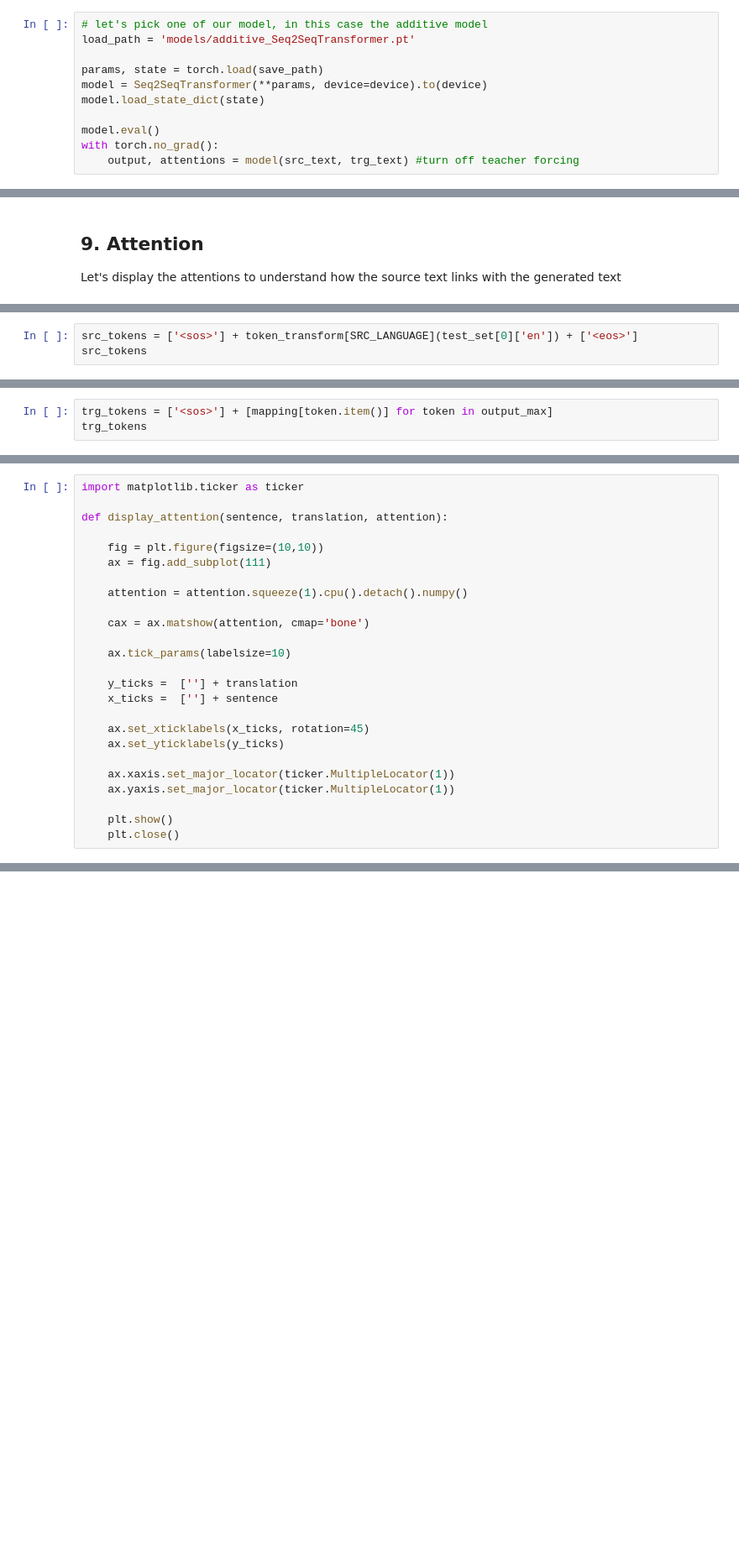
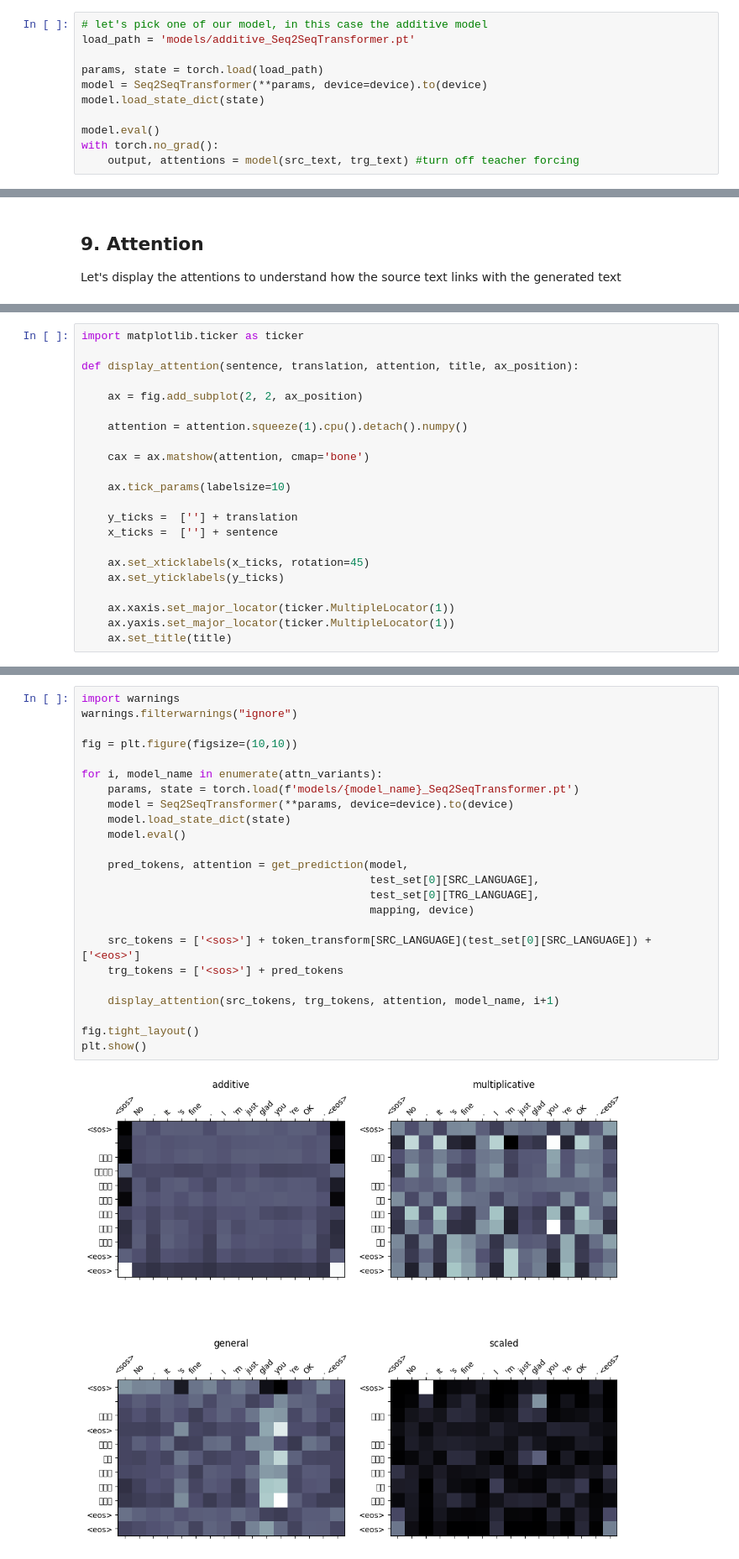
Before and after one commit to ParunNg/NLP-A3-Machine-Translation, a Jupyter notebook: A3 - Machine Translation.ipynb, the cells around one changed output, grey strips where cells are left out. Shown at 84% size. Cells and saved outputs as stored; diff of their text form; blank space fills up the shorter version.

```diff
--- a/A3 - Machine Translation.ipynb
+++ b/A3 - Machine Translation.ipynb
@@ -985,7 +986,7 @@ text_length = torch.tensor([src_text.size(0)]).to(dtype=torch.int64)
 # let's pick one of our model, in this case the additive model
 load_path = 'models/additive_Seq2SeqTransformer.pt'
 
-params, state = torch.load(save_path)
+params, state = torch.load(load_path)
 model = Seq2SeqTransformer(**params, device=device).to(device)
 model.load_state_dict(state)
 
@@ -1103,3 +1090,0 @@ torch.Size([11, 16])
-# %%
-src_tokens = ['<sos>'] + token_transform[SRC_LANGUAGE](test_set[0]['en']) + ['<eos>']
-src_tokens
@@ -1123,3 +1090,0 @@ src_tokens
-# %%
-trg_tokens = ['<sos>'] + [mapping[token.item()] for token in output_max]
-trg_tokens
@@ -1138,10 +1091,9 @@ trg_tokens
 # %%
 import matplotlib.ticker as ticker
 
-def display_attention(sentence, translation, attention):
+def display_attention(sentence, translation, attention, title, ax_position):
 
-    fig = plt.figure(figsize=(10,10))
-    ax = fig.add_subplot(111)
+    ax = fig.add_subplot(2, 2, ax_position)
 
     attention = attention.squeeze(1).cpu().detach().numpy()
 
@@ -1157,6 +1109,4 @@ def display_attention(sentence, translation, attention):
 
     ax.xaxis.set_major_locator(ticker.MultipleLocator(1))
     ax.yaxis.set_major_locator(ticker.MultipleLocator(1))
-
-    plt.show()
-    plt.close()
+    ax.set_title(title)
@@ -1166,0 +1113,26 @@ display_attention(src_tokens, trg_tokens, attention)
+# %%
+import warnings
+warnings.filterwarnings("ignore")
+
+fig = plt.figure(figsize=(10,10))
+
+for i, model_name in enumerate(attn_variants):
+    params, state = torch.load(f'models/{model_name}_Seq2SeqTransformer.pt')
+    model = Seq2SeqTransformer(**params, device=device).to(device)
+    model.load_state_dict(state)
+    model.eval()
+
+    pred_tokens, attention = get_prediction(model,
+                                            test_set[0][SRC_LANGUAGE],
+                                            test_set[0][TRG_LANGUAGE],
+                                            mapping, device)
+
+    src_tokens = ['<sos>'] + token_transform[SRC_LANGUAGE](test_set[0][SRC_LANGUAGE]) + ['<eos>']
+    trg_tokens = ['<sos>'] + pred_tokens
+
+    display_attention(src_tokens, trg_tokens, attention, model_name, i+1)
+
+fig.tight_layout()
+plt.show()
+# %% [output]
+[figure, added]
```
Also changed, not shown: parts of 32 cells of this notebook, 2 other files.
